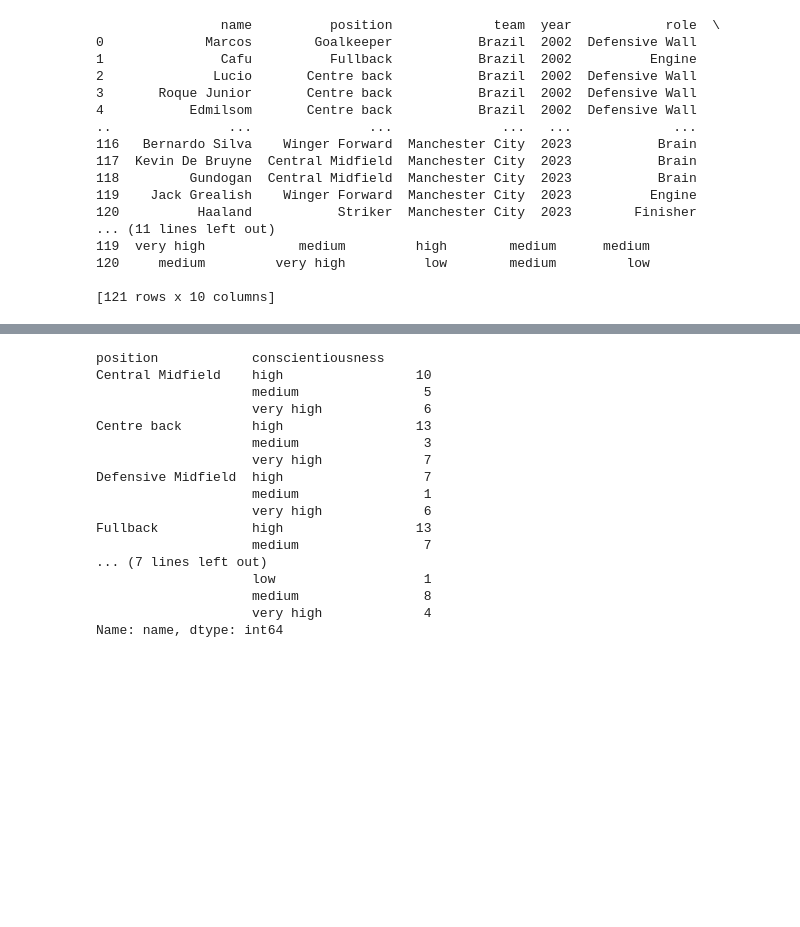
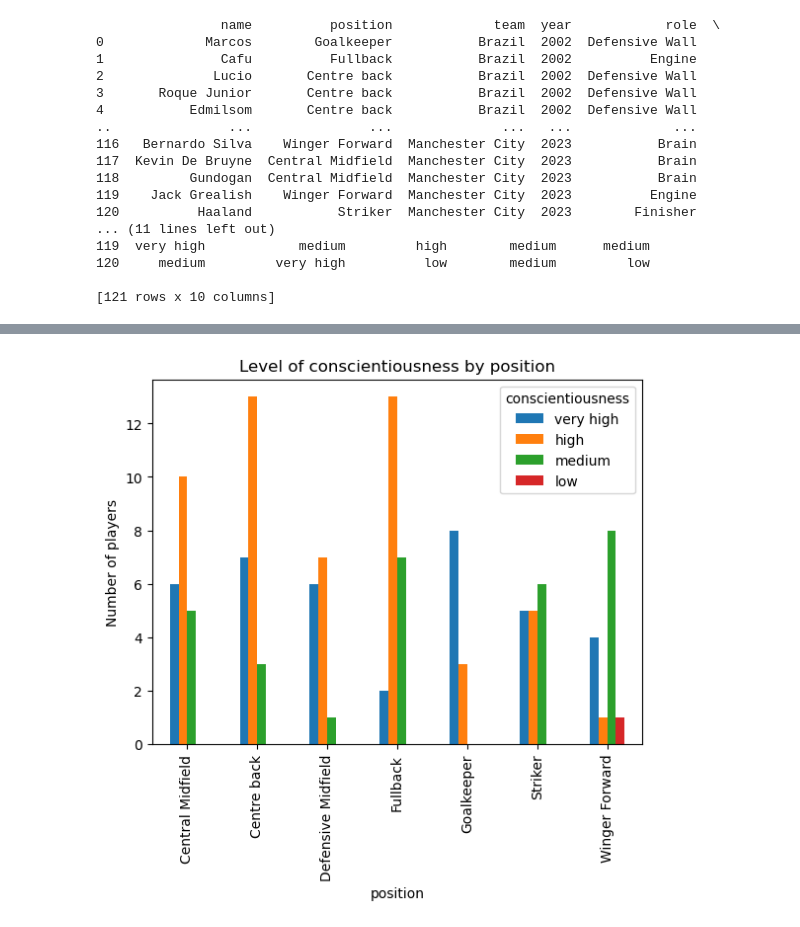
Before and after one commit to Cmb350/football_personalities_analysis, a Jupyter notebook: 7_Soccer_dashboard/football_players_personalities.ipynb, the cells around one changed output, grey strips where cells are left out. Drawn from its saved outputs; the diff is of its cells as text; code cells hidden in the pictures; blank space fills up the shorter version.

```diff
--- a/7_Soccer_dashboard/football_players_personalities.ipynb
+++ b/7_Soccer_dashboard/football_players_personalities.ipynb
@@ -51,22 +101,14 @@ Name: name, dtype: int64
 # %%
 position_conscientiousness = df.groupby(['position','conscientiousness'])['name'].count()
+position_conscientiousness = position_conscientiousness.reset_index()
+position_conscientiousness = position_conscientiousness.sort_values(by = ['position'], ascending = False)
+pivot_conscientiousness = position_conscientiousness.pivot_table(index = 'position', columns = 'conscientiousness', values = 'name')
+pivot_conscientiousness = pivot_conscientiousness.reset_index()
+pivot_conscientiousness = pivot_conscientiousness.fillna(0)
+pivot_conscientiousness = pivot_conscientiousness[['position', 'very high', 'high', 'medium', 'low']]
 
-print(position_conscientiousness)
+pivot_conscientiousness.plot(kind = 'bar', x = 'position', ylabel = 'Number of players', title =  'Level of conscientiousness by position')
+
+plt.show()
 # %% [output]
-position            conscientiousness
-Central Midfield    high                 10
-                    medium                5
-                    very high             6
-Centre back         high                 13
-                    medium                3
-                    very high             7
-Defensive Midfield  high                  7
-                    medium                1
-                    very high             6
-Fullback            high                 13
-                    medium                7
-... (7 lines left out)
-                    low                   1
-                    medium                8
-                    very high             4
-Name: name, dtype: int64
+[figure, added]
```
Also changed, not shown: parts of 12 cells of this notebook.
